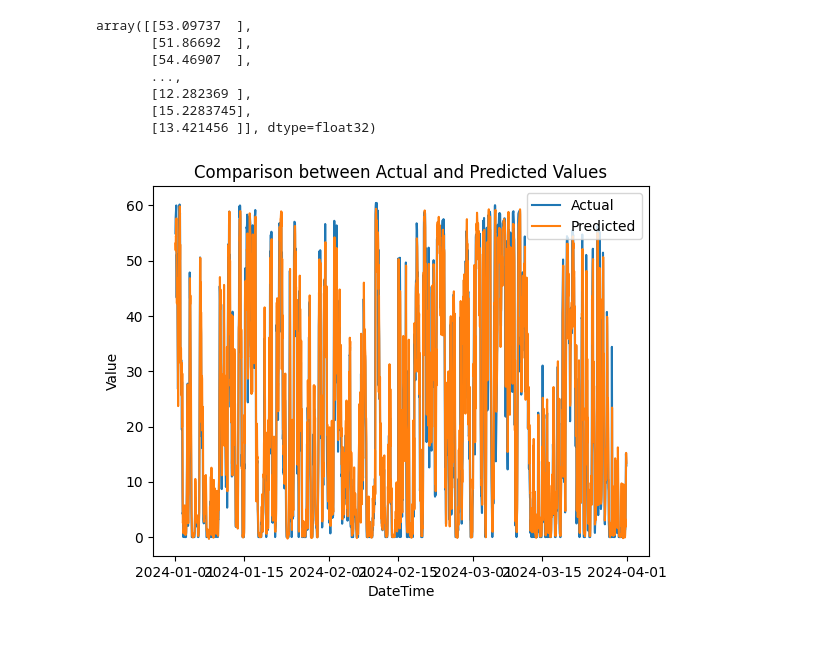
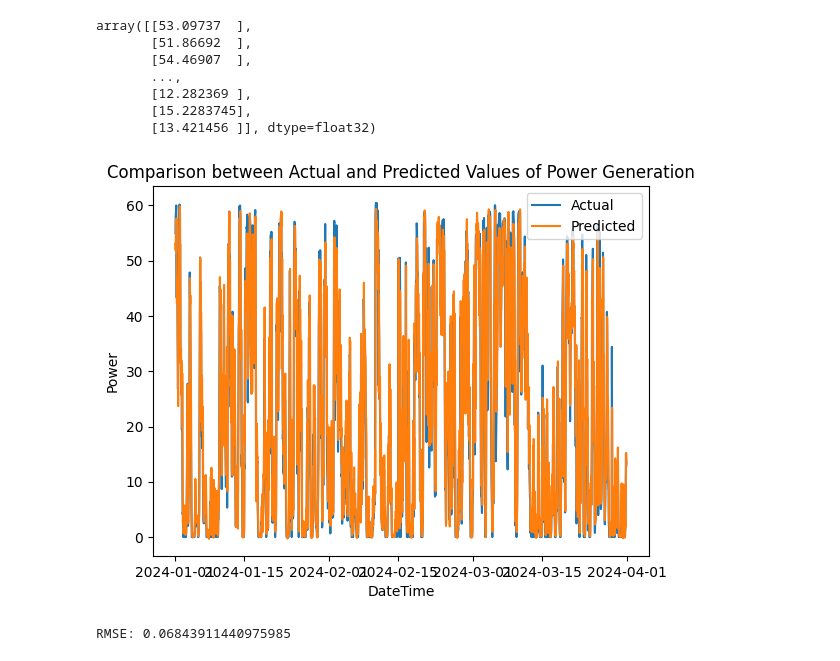
Before and after one commit to PriyanshuA2003/40_Sustainability, a Jupyter notebook: LSTM_Implementation.ipynb, the cells around one changed output. Saved outputs shown, nothing was run; the diff lists cells and outputs as text; code cells hidden in the pictures.

```diff
--- a/LSTM_Implementation.ipynb
+++ b/LSTM_Implementation.ipynb
@@ -151,16 +156,26 @@ array([[53.09737  ],
 # %%
 import matplotlib.pyplot as plt
 
 # Plot actual values
 plt.plot(df_validation.index[sequence_length:], y_val, label='Actual')
 
 # Plot predicted values
 plt.plot(df_validation.index[sequence_length:], predicted_validation_output, label='Predicted')
 
 plt.xlabel('DateTime')
-plt.ylabel('Value')
-plt.title('Comparison between Actual and Predicted Values')
+plt.ylabel('Power')
+plt.title('Comparison between Actual and Predicted Values of Power Generation')
 plt.legend()
 plt.show()
 # %% [output]
-[figure, old version]
+[figure, new version]
+# %%
+from sklearn.metrics import mean_squared_error
+from math import sqrt
+
+# Calculate RMSE
+rmse = sqrt(mean_squared_error(y_val, predicted_validation_output))
+
+print("RMSE:", rmse/100)
+# %% [output]
+RMSE: 0.06843911440975985
```
Also changed, not shown: parts of 2 cells of this notebook.
